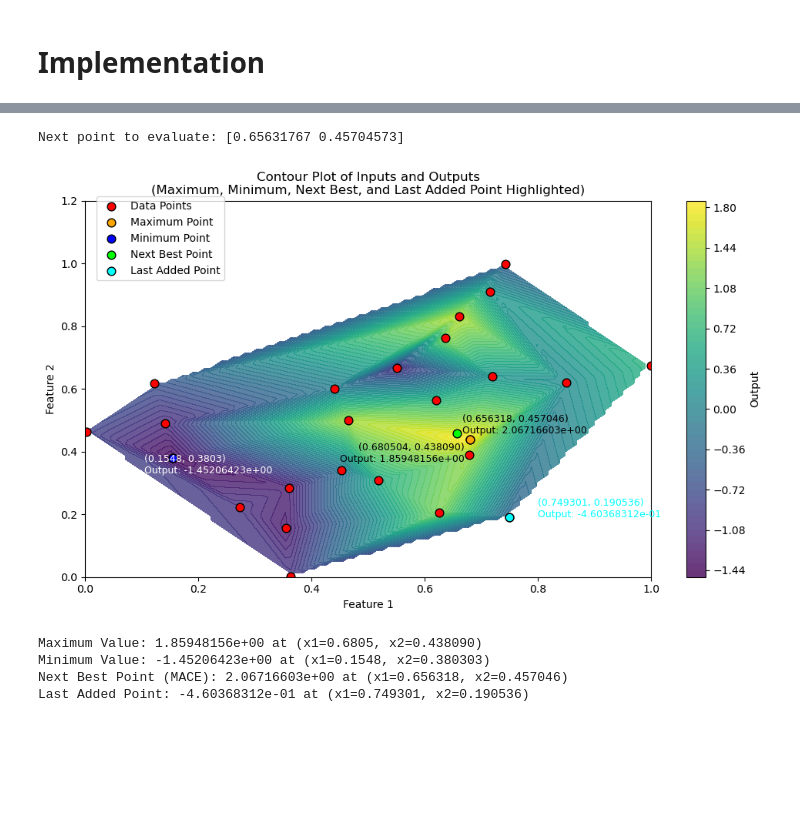
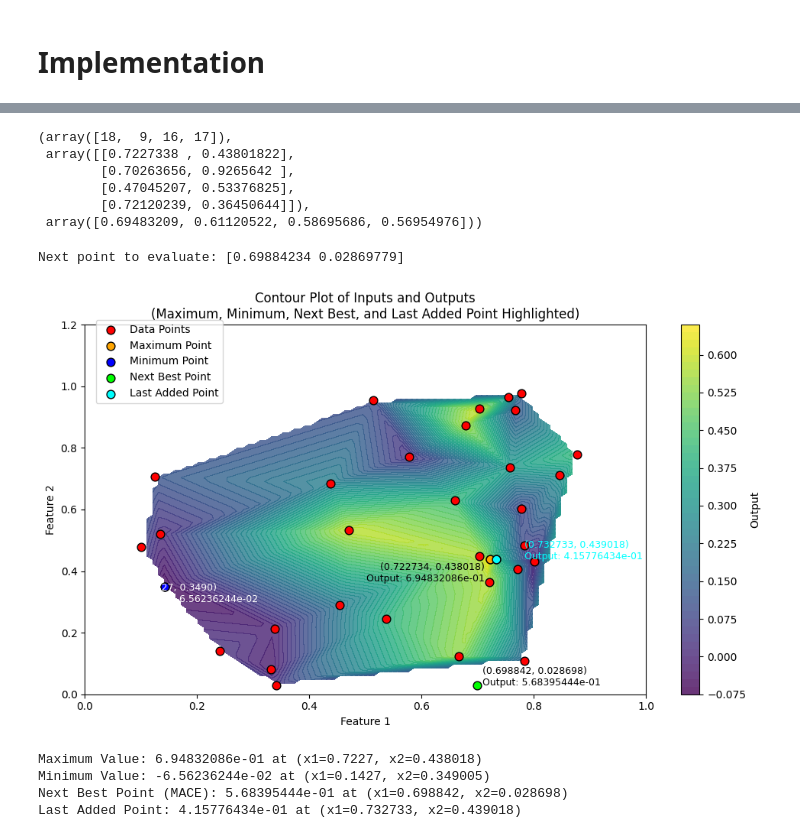
Before and after one commit to Alerdo/BlackBox-Bayesian_Optimisation, a Jupyter notebook: initial_data/0.0 notebooks/f2_optimisation.ipynb, the cells around one changed output, grey strips where cells are left out. Saved outputs shown, nothing was run; the diff lists cells and outputs as text; code cells hidden in the pictures; blank space fills up the shorter version.

```diff
--- a/initial_data/0.0 notebooks/f2_optimisation.ipynb
+++ b/initial_data/0.0 notebooks/f2_optimisation.ipynb
@@ -748,6 +683,6 @@ correlation_matrix
 # For the second query I have decided to transform
 # %%
 x_final = f1_inp_warped
-y_final  = f1_out_standardized
+y_final  = f1_out_transformed
 # %% [markdown]
 # - Final Kernel
@@ -754,3 +709,18 @@ y_final  = f1_out_standardized
+# %%
+x_best = np.array([0.68050446 0.43808974])
+
+percent_range = 0.02  # 2% range
+
+# Compute bounds
+lower_bounds = np.clip(x_best * (1 - percent_range), 0.0, 1.0)
+upper_bounds = np.clip(x_best * (1 + percent_range), 0.0, 1.0)
+
+bounds = list(zip(lower_bounds, upper_bounds))
+
+# Display bounds
+print("Refined bounds around best input:")
+for i, (low, high) in enumerate(bounds):
+    print(f"Feature {i+1}: ({low:.6f}, {high:.6f})")
 # %% [markdown]
 ###### Context
 - Below I am following anotherstrategy where I am tranforming the y and optimising the kernel at the same time, this is giving me a better fit to the data, but also a LML(which was the reason why I decided to investigate a new strategy).
@@ -1175,3 +747,22 @@ print(formatted_output)
+# %%
+import numpy as np
+
+# Get indices of top 3 outputs (higher = better)
+top_indices = np.argsort(y_final)[-4:][::-1]
+
+# Get the top 3 output values
+top_outputs = y_final[top_indices]
+
+# Get corresponding inputs
+top_inputs = x_final[top_indices]
+top_indices,top_inputs, top_outputs
+# %% [output]
+(array([18,  9, 16, 17]),
+ array([[0.7227338 , 0.43801822],
+        [0.70263656, 0.9265642 ],
+        [0.47045207, 0.53376825],
+        [0.72120239, 0.36450644]]),
+ array([0.69483209, 0.61120522, 0.58695686, 0.56954976]))
 # %%
 
 import numpy as np
@@ -1181,7 +772,7 @@ from pymoo.optimize import minimize
 from scipy.interpolate import griddata
 from pymoo.core.problem import Problem
 from sklearn.gaussian_process import GaussianProcessRegressor
-from sklearn.gaussian_process.kernels import ConstantKernel, RationalQuadratic, WhiteKernel, RBF
+from sklearn.gaussian_process.kernels import ConstantKernel as C, RationalQuadratic, WhiteKernel, RBF
 
 class HEBOOptimizer:
     def __init__(self, bounds, initial_X=None, initial_y=None,
@@ -1199,10 +790,8 @@ class HEBOOptimizer:
         self.y = initial_y
         noise_level = max(noise_factor * np.var(x_final), 1e-8)
         # Configure GP kernel
-        self.kernel = (
-            C(1.0) * (Matern([0.5, 0.2], nu=1.5) + RBF([0.5, 0.2], length_scale_bounds=(1e-8, 10)))
-                    + WhiteKernel(6.845797612820619e-05, noise_level_bounds=(1e-8, 1))
-        )
+        self.kernel = C(1.0) * Matern([0.2, 1e8], nu=1.5, length_scale_bounds=(1e-8, 10)) \
+              + WhiteKernel(6.845797612820619e-05, noise_level_bounds=(1e-8, 1))
 
     def _fit_gp(self, kernel=None):
         if kernel is None:
@@ -1285,20 +874,24 @@ class HEBOOptimizer:
         self.y = np.concatenate([self.y, np.atleast_1d(y_new)])
 
 
-## Change this depending if the input is normalised/tranformed or not
-def get_dynamic_bounds(x_final):
-    return [(0, 1) if np.all((x >= 0) & (x <= 1)) else (x.min(), x.max()) for x in x_final.T]
-
-bounds = get_dynamic_bounds(x_final)
-
+def get_bayesian_bounds(x_final):
+    """
+    Given a 2D array x_final (N rows, d features),
+    returns a list of (min, max) tuples for each feature
+    to serve as bounds in Bayesian optimization.
+    """
+    min_vals = np.min(x_final, axis=0)
+    max_vals = np.max(x_final, axis=0)
+    return [(low, high) for low, high in zip(min_vals, max_vals)]
+bounds = get_bayesian_bounds(x_final)
 
 hebo = HEBOOptimizer(
     bounds=bounds,
     initial_X=x_final,
     initial_y=y_final,
     beta = 1,      # Controls exploration in UCB: Higher β explores more, Lower β exploits more
-    xi = 0.5, # Increases exploration in noisy areas, expanding search range# Adjusts the stochastic mean: Higher ξ favors noisier, uncertain regions
-    epsilon = 0.1 # # Exploration probabiselflity: Higher ε increases random sampling
+    xi = 0.01, # Increases exploration in noisy areas, expanding search range# Adjusts the stochastic mean: Higher ξ favors noisier, uncertain regions
+    epsilon = 0.08 # # Exploration probabiselflity: Higher ε increases random sampling
 )
 
 # 3. Get next candidate point
@@ -1354,36 +947,36 @@ plt.scatter(next_point[0], next_point[1], color='lime', edgecolor='black', s=s,
 plt.text(
     next_point[0] + 0.01, next_point[1],
     f"({next_point[0]:.6f}, {next_point[1]:.6f})\nOutput: {next_z:.8e}",
     color='black',
     fontsize=9
 )
 
 # Plot last added point
 plt.scatter(last_x, last_y, color='cyan', edgecolor='black', s=s, label="Last Added Point")
 plt.text(
     last_x + 0.05, last_y,
     f"({last_x:.6f}, {last_y:.6f})\nOutput: {last_z:.8e}",
     color='cyan',
     fontsize=9
 )
 
 # Final plot settings
 plt.xlabel("Feature 1")
 plt.ylabel("Feature 2")
 plt.title("Contour Plot of Inputs and Outputs\n(Maximum, Minimum, Next Best, and Last Added Point Highlighted)")
 plt.legend(loc='center left', bbox_to_anchor=(0.01, 0.9))
 plt.tight_layout()
 plt.show()
 
 # Print information about the points
 print(f"Maximum Value: {max_z:.8e} at (x1={max_x:.4f}, x2={max_y:.6f})")
 print(f"Minimum Value: {min_z:.8e} at (x1={min_x:.4f}, x2={min_y:.6f})")
 print(f"Next Best Point (MACE): {next_z:.8e} at (x1={next_point[0]:.6f}, x2={next_point[1]:.6f})")
 print(f"Last Added Point: {last_z:.8e} at (x1={last_x:.6f}, x2={last_y:.6f})")
 # %% [output]
-Next point to evaluate: [0.65631767 0.45704573]
+Next point to evaluate: [0.69884234 0.02869779]
-[figure, old version]
+[figure, new version]
-Maximum Value: 1.85948156e+00 at (x1=0.6805, x2=0.438090)
-Minimum Value: -1.45206423e+00 at (x1=0.1548, x2=0.380303)
-Next Best Point (MACE): 2.06716603e+00 at (x1=0.656318, x2=0.457046)
-Last Added Point: -4.60368312e-01 at (x1=0.749301, x2=0.190536)
+Maximum Value: 6.94832086e-01 at (x1=0.7227, x2=0.438018)
+Minimum Value: -6.56236244e-02 at (x1=0.1427, x2=0.349005)
+Next Best Point (MACE): 5.68395444e-01 at (x1=0.698842, x2=0.028698)
+Last Added Point: 4.15776434e-01 at (x1=0.732733, x2=0.439018)
```
Also changed, not shown: parts of 27 cells of this notebook, 19 other files.
